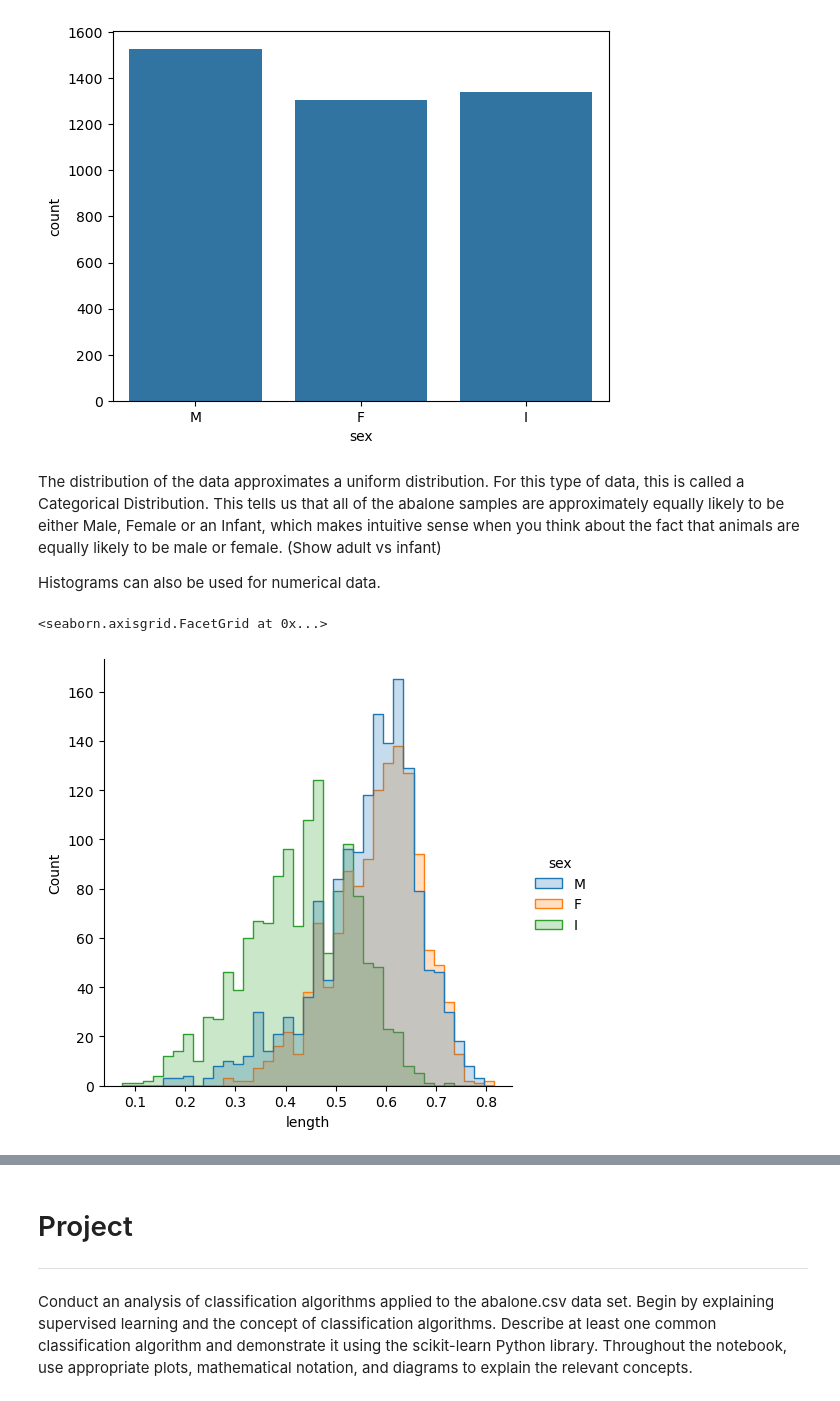
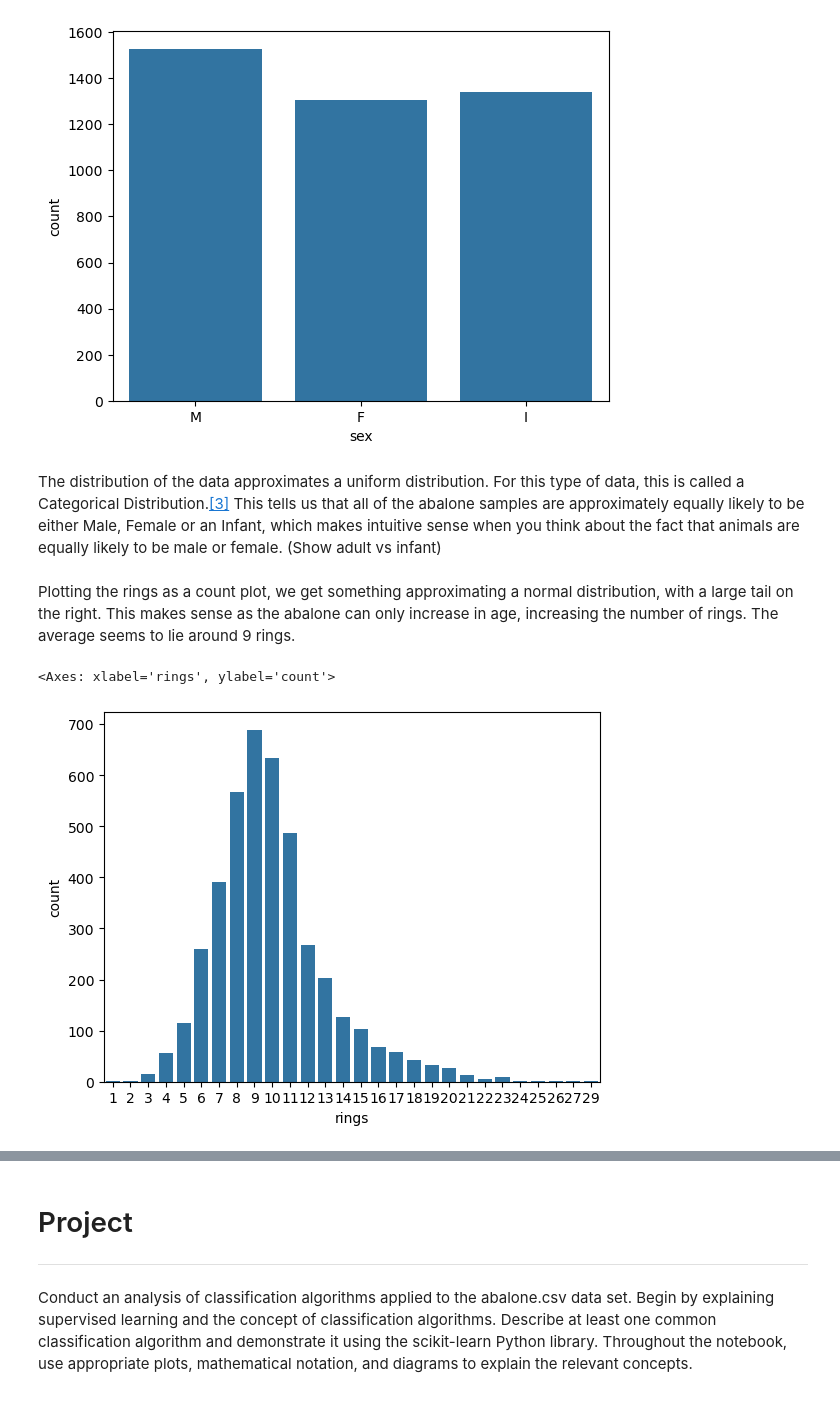
Before and after one commit to ByketPoe/efarrellMLAug2024, a Jupyter notebook: abalone.ipynb, the cells around one changed output, grey strips where cells are left out. Cells and saved outputs as stored; diff of their text form; code cells hidden in the pictures.

```diff
--- a/abalone.ipynb
+++ b/abalone.ipynb
@@ -148,14 +142,11 @@ sns.countplot(data = df, x ='sex')
 <Axes: xlabel='sex', ylabel='count'>
 [figure]
 # %% [markdown]
-The distribution of the data approximates a uniform distribution. For this type of data, this is called a Categorical Distribution. This tells us that all of the abalone samples are approximately equally likely to be either Male, Female or an Infant, which makes intuitive sense when you think about the fact that animals are equally likely to be male or female. (Show adult vs infant)
-
-Histograms can also be used for numerical data.
+The distribution of the data approximates a uniform distribution. For this type of data, this is called a Categorical Distribution.[[3]](#3) This tells us that all of the abalone samples are approximately equally likely to be either Male, Female or an Infant, which makes intuitive sense when you think about the fact that animals are equally likely to be male or female. (Show adult vs infant)
-# %%
-#lendf = df.iloc[:, 'sex':'length']
-lendf = df[['sex','length']]
-lendf
-sns.displot(lendf, x='length', hue = 'sex', element='step')
-# %% [output]
-<seaborn.axisgrid.FacetGrid at 0x...>
-[figure, removed]
+# %% [markdown]
+Plotting the rings as a count plot, we get something approximating a normal distribution, with a large tail on the right. This makes sense as the abalone can only increase in age, increasing the number of rings. The average seems to lie around 9 rings.
+# %%
+sns.countplot(data = df, x ='rings')
+# %% [output]
+<Axes: xlabel='rings', ylabel='count'>
+[figure, added]
```
Also changed, not shown: parts of 47 cells of this notebook.
